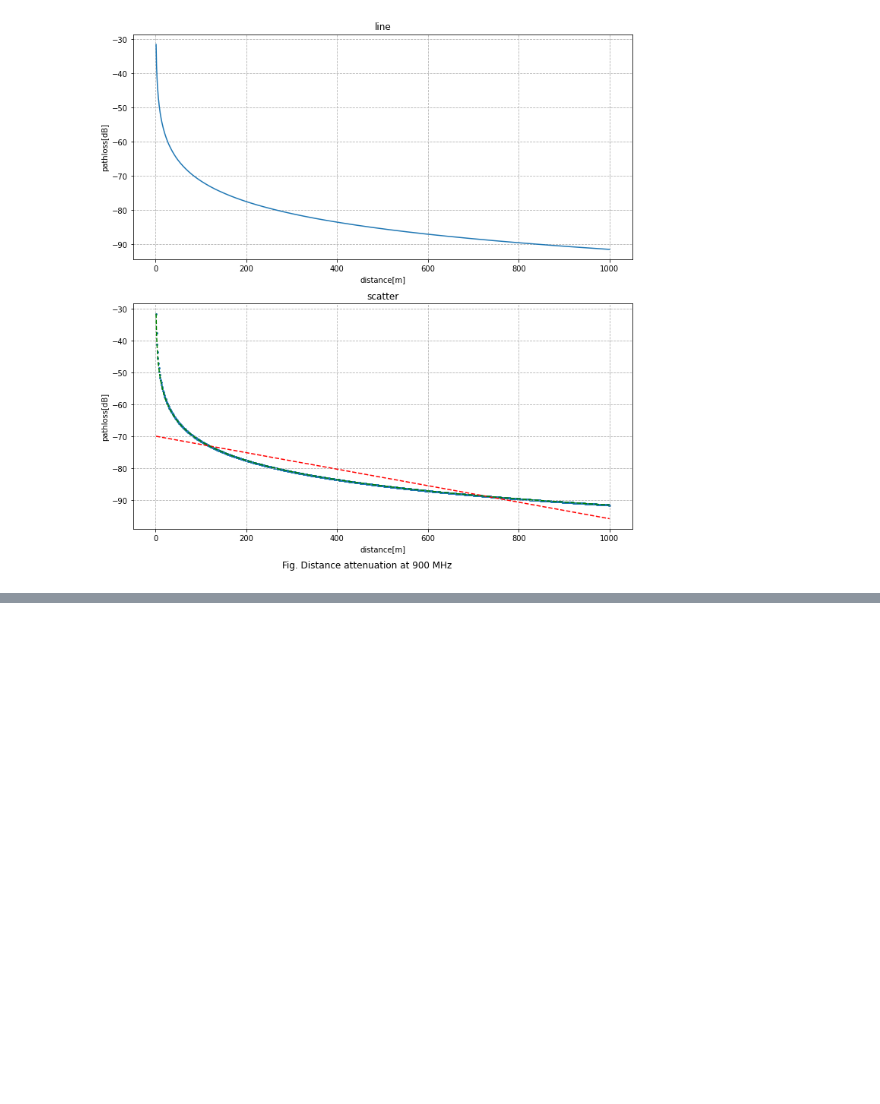
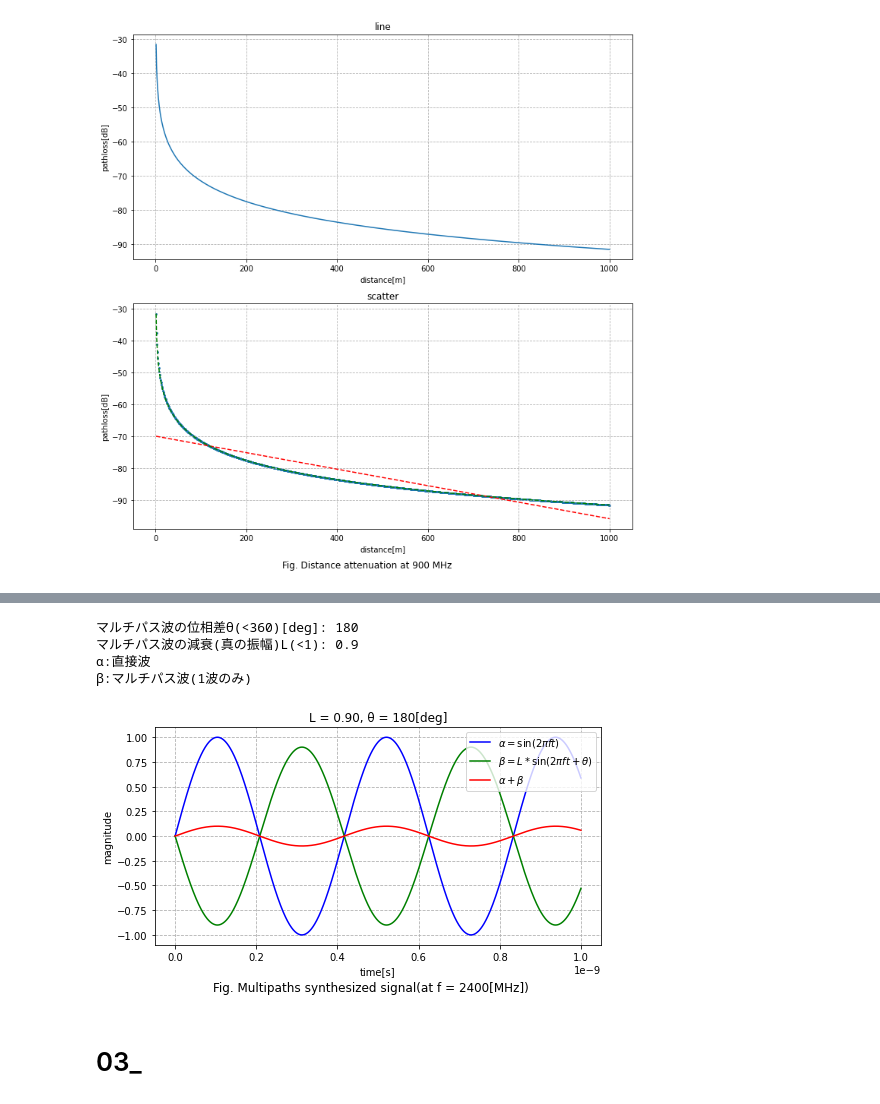
Before and after one commit to akita-NITIchinoseki/rf, a Jupyter notebook: ディジタル無線通信.ipynb, the cells around one changed output, grey strips where cells are left out. Saved outputs shown, nothing was run; the diff lists cells and outputs as text; code cells hidden in the pictures; blank space fills up the shorter version.

Commit message:
Colaboratory を使用して作成しました

```diff
--- a/ディジタル無線通信.ipynb
+++ b/ディジタル無線通信.ipynb
@@ -166,0 +178,53 @@ Max Distance[m]: 1000
+# %%
+import numpy as np
+import matplotlib.pyplot as plt
+import math
+from google.colab import files
+
+sample_rate = 1.0e12    # サンプリング・レート[Hz]
+carrier_freq = 2.4e9    # 搬送波の周波数[Hz]
+duration = 1.0e-9       # 信号の期間[s]
+
+def PlotMultiPathsFading(xs, ys1, ys2, ys3):
+    print("\N{greek small letter alpha}:直接波")
+    print("\N{greek small letter beta}:マルチパス波(1波のみ)")
+
+    fig_title = "Fig. Multipaths synthesized signal(at f = %d[MHz])"%(carrier_freq / 10**6)      # figureオブジェクトタイトルの内容
+    fig = plt.figure(figsize=(8,4))                                                              # figureオブジェクト生成，https://matplotlib.org/stable/api/_as_gen/matplotlib.pyplot.figure.html
+    plt.suptitle(fig_title, x = 0.5, y = 0, fontfamily= 'sans-serif')                            # figオブジェクト内の指定位置（中央下部）にタイトル表示，https://matplotlib.org/stable/api/_as_gen/matplotlib.pyplot.suptitle.html
+
+    ax = fig.add_subplot(111)   # figに属するAxesオブジェクトを作成（1行1列1番目），https://matplotlib.org/stable/api/figure_api.html#matplotlib.figure.Figure.add_subplot
+    plt.xlabel('time[s]')       # 横軸ラベル，https://matplotlib.org/stable/api/_as_gen/matplotlib.pyplot.xlabel.html
+    plt.ylabel('magnitude')     # 縦軸ラベル，https://matplotlib.org/stable/api/_as_gen/matplotlib.pyplot.ylabel.html
+    plt.grid(linestyle='--')    # 目盛線（破線），https://matplotlib.org/stable/api/_as_gen/matplotlib.pyplot.grid.html
+    ax_title = "L = %.2f, \N{greek small letter theta} = %.0f[deg]０"%(mp_att, mp_phase_deg)            # axオブジェクトタイトルの内容
+    plt.title(ax_title)               # グラフタイトル，https://matplotlib.org/stable/api/_as_gen/matplotlib.pyplot.title.html
+
+    plt.plot(xs, ys1, 'b', label = r'$\alpha=\sin(2\pi ft)$')
+    plt.plot(xs, ys2, 'g', label = r'$\beta=L*\sin(2\pi ft+\theta)$')
+    plt.plot(xs, ys3, 'r', label = r'$\alpha+\beta$')
+    ax.legend(loc = 'upper right')  # 凡例の配置（右上），https://matplotlib.org/stable/api/_as_gen/matplotlib.pyplot.legend.html
+    plt.show()                      # すべてのfigureオブジェクトを表示，https://matplotlib.org/stable/api/_as_gen/matplotlib.pyplot.show.html#matplotlib.pyplot.show
+
+# メイン
+if __name__ == "__main__":
+    ## 入力部
+    print("マルチパス波の位相差\N{greek small letter theta}(<360)[deg]: ", end='')  # マルチパス波の位相差[deg]
+    mp_phase_deg = float(input())
+    mp_phase = mp_phase_deg / 180.0 * np.pi                                         # 単位換算[deg]->[rad]
+    print("マルチパス波の減衰(真の振幅)L(<1): ", end='')                            # マルチパス波の減衰
+    mp_att = float(input())
+    ## 演算部
+    xs = np.arange(0, duration, 1 / sample_rate)                        # 横軸データ生成
+    ys1 = np.sin(2.0 * np.pi * carrier_freq * xs)                       # 縦軸データ1，直接波
+    ys2 = np.sin(2.0 * np.pi * carrier_freq * xs + mp_phase) * mp_att   # 縦軸データ2，マルチパス波
+    ys3 = ys1 + ys2                                                     # 縦軸データ3，合成波
+    PlotMultiPathsFading(xs, ys1, ys2, ys3)                             # グラフ描画
+# %% [output]
+マルチパス波の位相差θ(<360)[deg]: 180
+マルチパス波の減衰(真の振幅)L(<1): 0.9
+α:直接波
+β:マルチパス波(1波のみ)
+[figure, added]
+# %% [markdown]
+# 03_
```
Also changed, not shown: parts of 3 cells of this notebook.
